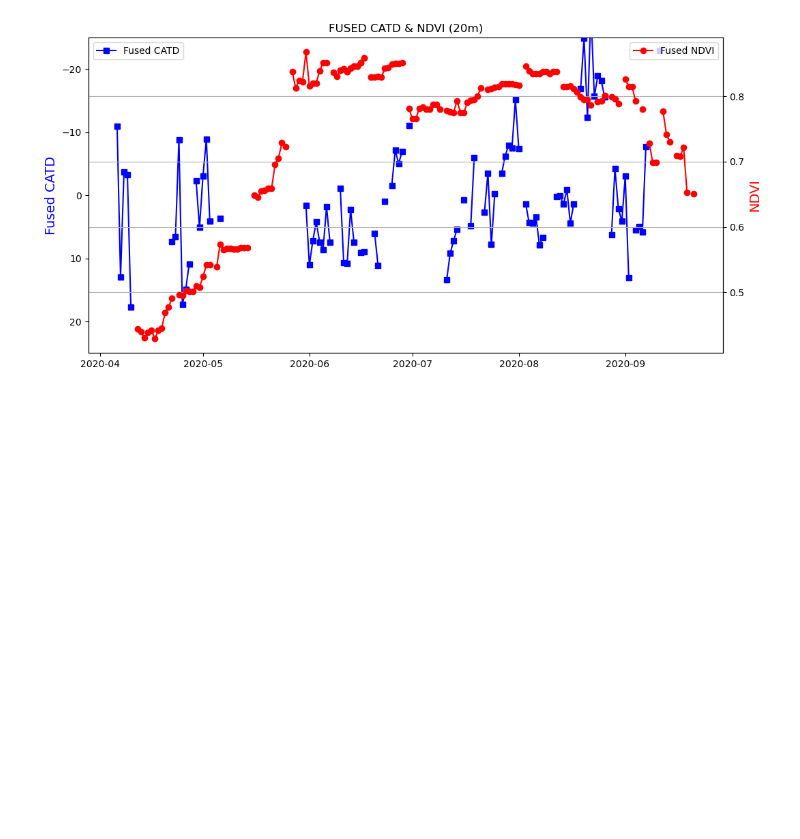
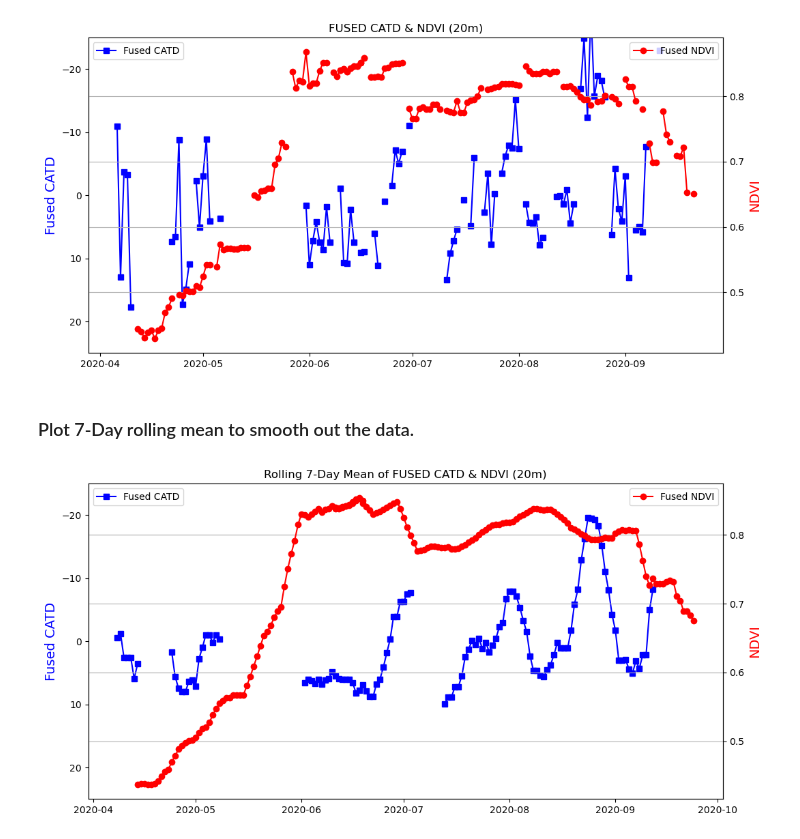
Before and after one commit to eculler/lst-crop-stress-capstone, a Jupyter notebook: exploratory/lst-comparison-tcruicks.ipynb, the cells around one changed output. Saved outputs shown, nothing was run; the diff lists cells and outputs as text; code cells hidden in the pictures; blank space fills up the shorter version.

Commit message:
added rolling mean code and plot

```diff
--- a/exploratory/lst-comparison-tcruicks.ipynb
+++ b/exploratory/lst-comparison-tcruicks.ipynb
@@ -693,3 +696,36 @@ ax2.legend()
 plt.show()
 # %% [output]
 [figure]
+# %% [markdown]
+### Plot 7-Day rolling mean to smooth out the data.
+# %%
+# Plotting fused CATD alone.
+
+fig, ax1 = plt.subplots(figsize=(12, 6))
+
+# Instantiate a second axes that shares the same x-axis
+ax2 = ax1.twinx()
+
+(ax1.plot(catd_df.index, catd_df['catd_starfm_lst']
+          .rolling(7, min_periods=3).mean(),
+          label='Fused CATD', marker='s', c='b'))
+
+(ax2.plot(master_ndvi_df.index, master_ndvi_df['ndvi_starfm_band']
+          .rolling(7, min_periods=3).mean(),
+          label='Fused NDVI', marker='o', c='r',))
+
+ax1.set_ylim(25, -25)
+
+ax1.set_ylabel("Fused CATD", color='blue', fontsize=14)
+ax2.set_ylabel("Fused NDVI", color='red', fontsize=14)
+
+plt.title('Rolling 7-Day Mean of FUSED CATD & NDVI (20m)')
+plt.grid(True)
+plt.ylabel('NDVI')
+plt.xlabel('Date')
+plt.xticks(rotation=45)
+ax1.legend(loc=2)
+ax2.legend(loc=1)
+plt.show()
+# %% [output]
+[figure, added]
```
Also changed, not shown: parts of 1 cell of this notebook.
